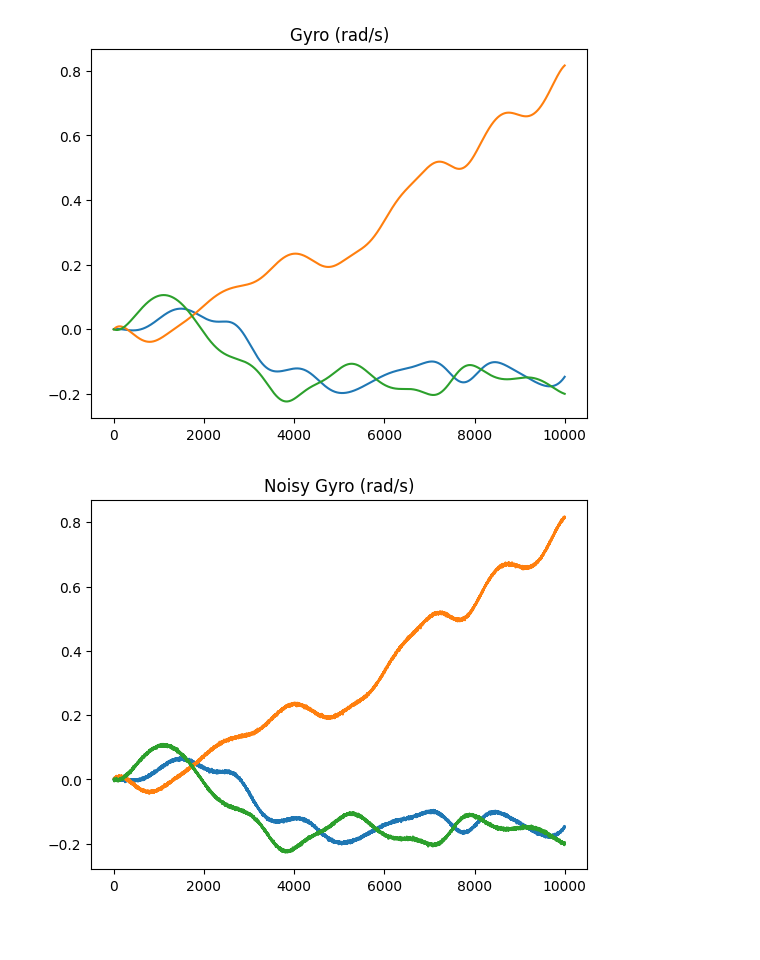
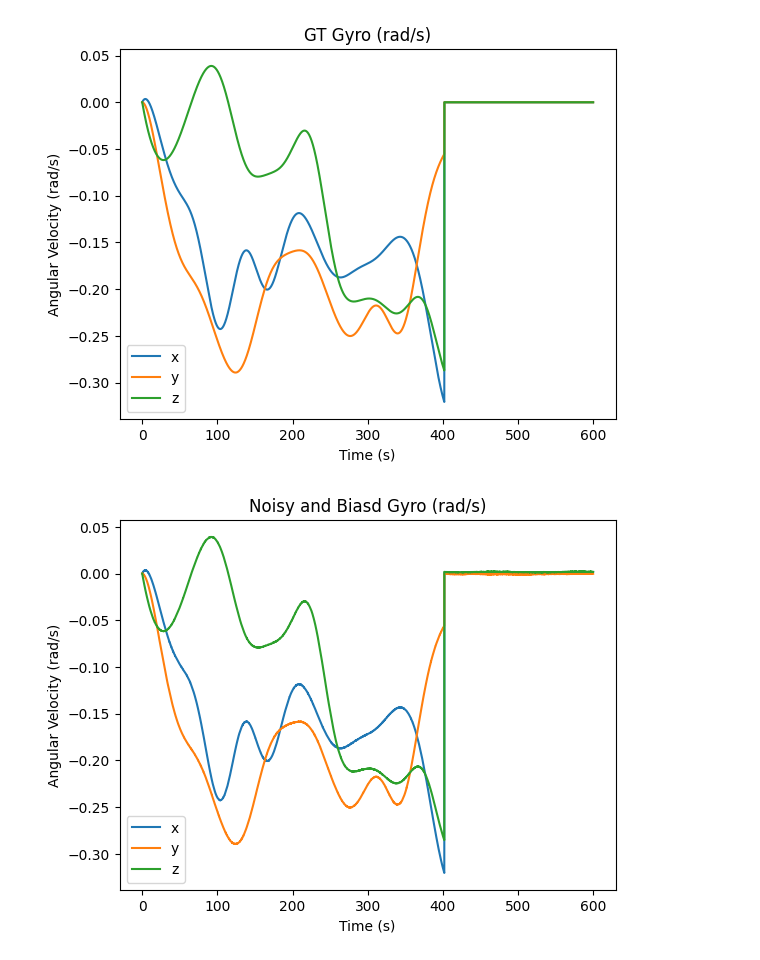
Before and after one commit to TimMagoun/usque, a Jupyter notebook: USQUE_python/data_explore.ipynb, the cells around one changed output. Saved outputs shown, nothing was run; the diff lists cells and outputs as text; code cells hidden in the pictures; blank space fills up the shorter version.

```diff
--- a/USQUE_python/data_explore.ipynb
+++ b/USQUE_python/data_explore.ipynb
@@ -28,16 +31,20 @@ def gen_data() -> Tuple:
     for i in range(3):
         acc_fn = scipy.interpolate.interp1d(
             np.arange(num_acc_steps + 1),
-            np.random.randn(num_acc_steps + 1) * 1e-2,
+            np.random.randn(num_acc_steps + 1) * dt ** 2,
             kind="cubic",
         )
         gt_omega[:, i, 0] = cumulative_trapezoid(
             acc_fn(np.linspace(0, num_acc_steps, N)), dx=dt, initial=0, axis=0
         )
 
+    # Make omega zero for the first and last 20%
+    stationary_time = int(N * 0.33)
+    gt_omega[-stationary_time: ] = 0
+
     # Generate gt attitude
     gt_q = np.zeros((N, 4, 1))
-    gt_q[0, :, 0] = np.array([0, 0, 0, 1])
+    gt_q[0,3] = 1
     for i in range(1, N):
         gt_q[i] = prop_matrix(gt_omega[i]) @ gt_q[i - 1]
         # normalize
@@ -54,5 +61,5 @@ def gen_data() -> Tuple:
         noisy_acc[i] = acc_read(gt_q[i]) + np.random.randn(3, 1) * sig_acc
 
     return gt_q, gt_omega, gt_bias, noisy_omega, noisy_acc
-gt_q, gt_omega, gt_bias, noisy_omega, noisy_acc = gen_data()
+# gt_q, gt_omega, gt_bias, noisy_omega, noisy_acc = gen_data()
 # %%
@@ -74,4 +82,7 @@ def load_data(path):
     gt_bias = data["gt_bias"]
     noisy_omega = data["noisy_omega"]
     noisy_acc = data["noisy_acc"]
-    return gt_q, gt_omega, gt_bias, noisy_omega, noisy_acc
+    t = np.arange(gt_q.shape[0]) * data["dt"]
+    return t, gt_q, gt_omega, gt_bias, noisy_omega, noisy_acc
+
+t, gt_q, gt_omega, gt_bias, noisy_omega, noisy_acc = load_data(f"data/{grade.lower()}.npz")
@@ -84,14 +103,20 @@ plt.savefig('gt_bias.png')
 # %%
-plt.plot(gt_omega[:, :, 0])
-plt.title('Gyro (rad/s)')
-plt.savefig('gt_omega.png')
+plt.plot(t, gt_omega[:, :, 0])
+plt.xlabel('Time (s)')
+plt.ylabel("Angular Velocity (rad/s)")
+plt.legend(['x', 'y', 'z'])
+plt.title('GT Gyro (rad/s)')
+plt.savefig(f'figs/{grade}_gt_omega.png')
 plt.show()
-plt.plot(noisy_omega[:, :, 0])
-plt.title('Noisy Gyro (rad/s)')
-plt.savefig('noisy_omega.png')
+plt.plot(t, noisy_omega[:, :, 0])
+plt.xlabel('Time (s)')
+plt.ylabel("Angular Velocity (rad/s)")
+plt.legend(['x', 'y', 'z'])
+plt.title('Noisy and Biasd Gyro (rad/s)')
+plt.savefig(f'figs/{grade}_noisy_omega.png')
 # %% [output]
-[figure, old version]
+[figure, new version]
-[figure, old version]
+[figure, new version]
 # %%
 def plot_q(q: np.ndarray) -> None:
     assert q.shape[1] == 4
```
Also changed, not shown: parts of 10 cells of this notebook, 8 other files.
